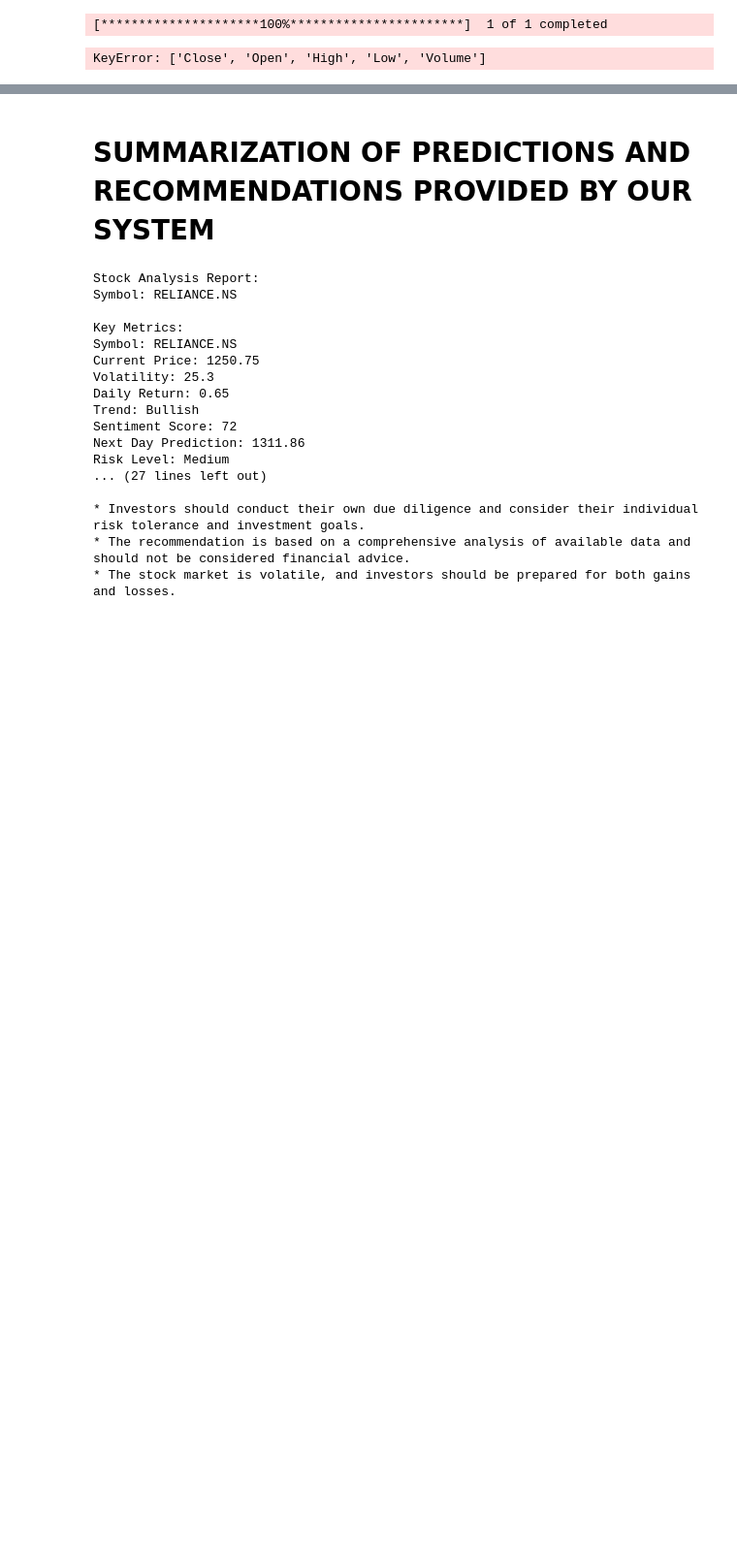
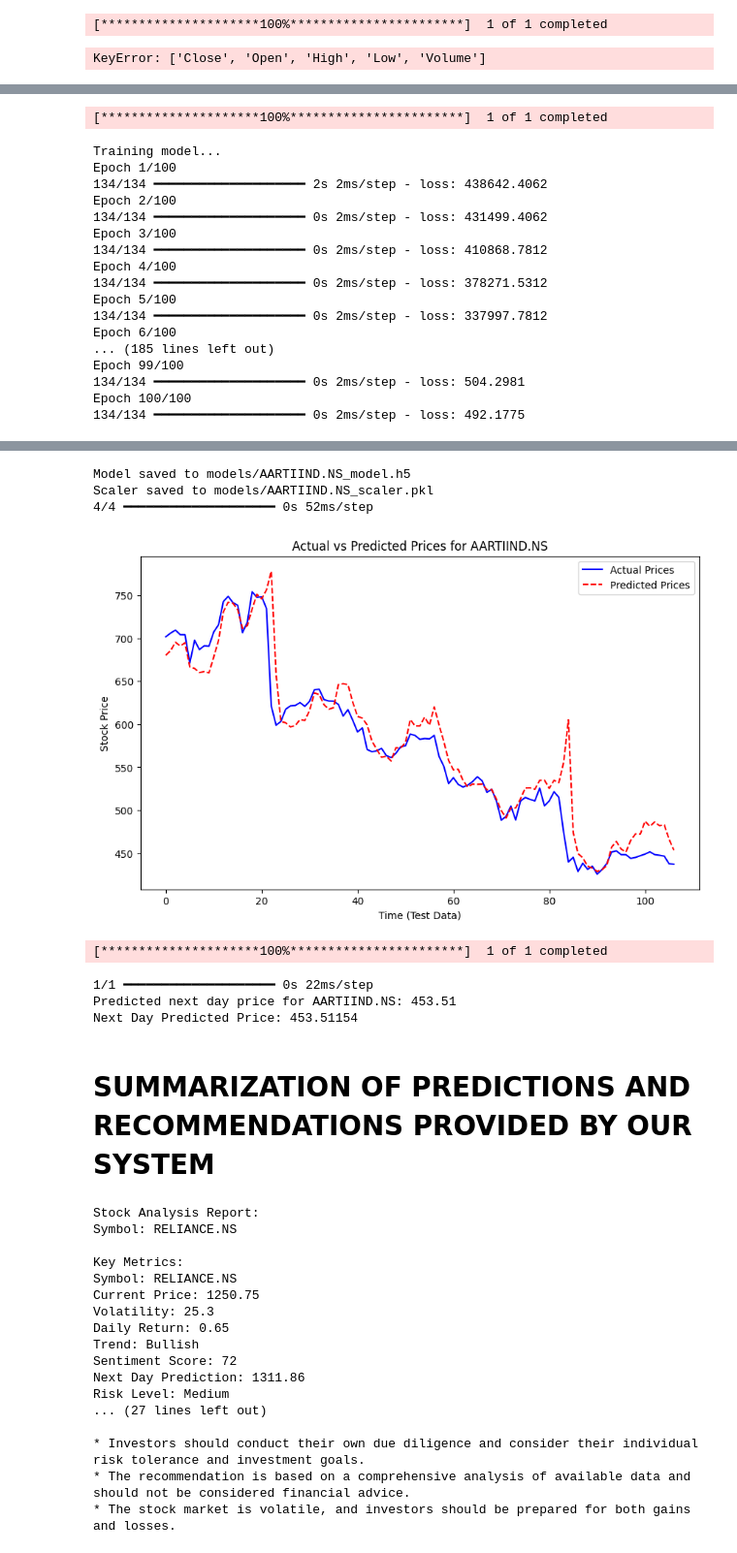
Before and after one commit to ShamanthHiremath/Enigma_24, a Jupyter notebook: notebooks/LSTM_Buy_Sell_Signals_Recommendation_Insights.ipynb, the cells around one changed output, grey strips where cells are left out. Shown at 97% size. Cells and saved outputs as stored; diff of their text form; code cells hidden in the pictures; blank space fills up the shorter version.

```diff
--- a/notebooks/LSTM_Buy_Sell_Signals_Recommendation_Insights.ipynb
+++ b/notebooks/LSTM_Buy_Sell_Signals_Recommendation_Insights.ipynb
@@ -876,0 +920,29 @@ Next Day Predicted Price: 1311.8625
+# %%
+
+
+# Run the prediction
+ticker = "AARTIIND.NS"
+start_date = "2020-01-01"
+end_date = datetime.today().strftime('%Y-%m-%d')
+
+next_day_price = stock_price_predictor(ticker, start_date, end_date)
+print("Next Day Predicted Price:", next_day_price)
+# %% [output]
+[*********************100%***********************]  1 of 1 completed
+Training model...
+Epoch 1/100
+134/134 ━━━━━━━━━━━━━━━━━━━━ 2s 2ms/step - loss: 438642.4062
+Epoch 2/100
+134/134 ━━━━━━━━━━━━━━━━━━━━ 0s 2ms/step - loss: 431499.4062
+Epoch 3/100
+134/134 ━━━━━━━━━━━━━━━━━━━━ 0s 2ms/step - loss: 410868.7812
+Epoch 4/100
+134/134 ━━━━━━━━━━━━━━━━━━━━ 0s 2ms/step - loss: 378271.5312
+Epoch 5/100
+134/134 ━━━━━━━━━━━━━━━━━━━━ 0s 2ms/step - loss: 337997.7812
+Epoch 6/100
+... (185 lines left out)
+Epoch 99/100
+134/134 ━━━━━━━━━━━━━━━━━━━━ 0s 2ms/step - loss: 504.2981
+Epoch 100/100
+134/134 ━━━━━━━━━━━━━━━━━━━━ 0s 2ms/step - loss: 492.1775
@@ -877,3 +950,11 @@ Next Day Predicted Price: 1311.8625
+Model saved to models/AARTIIND.NS_model.h5
+Scaler saved to models/AARTIIND.NS_scaler.pkl
+4/4 ━━━━━━━━━━━━━━━━━━━━ 0s 52ms/step
+[figure, added]
+[*********************100%***********************]  1 of 1 completed
+1/1 ━━━━━━━━━━━━━━━━━━━━ 0s 22ms/step
+Predicted next day price for AARTIIND.NS: 453.51
+Next Day Predicted Price: 453.51154
 # %% [markdown]
 # **SUMMARIZATION OF PREDICTIONS AND RECOMMENDATIONS PROVIDED BY OUR SYSTEM**
 # %%
```
Also changed, not shown: parts of 4 cells of this notebook, 1 other file.
